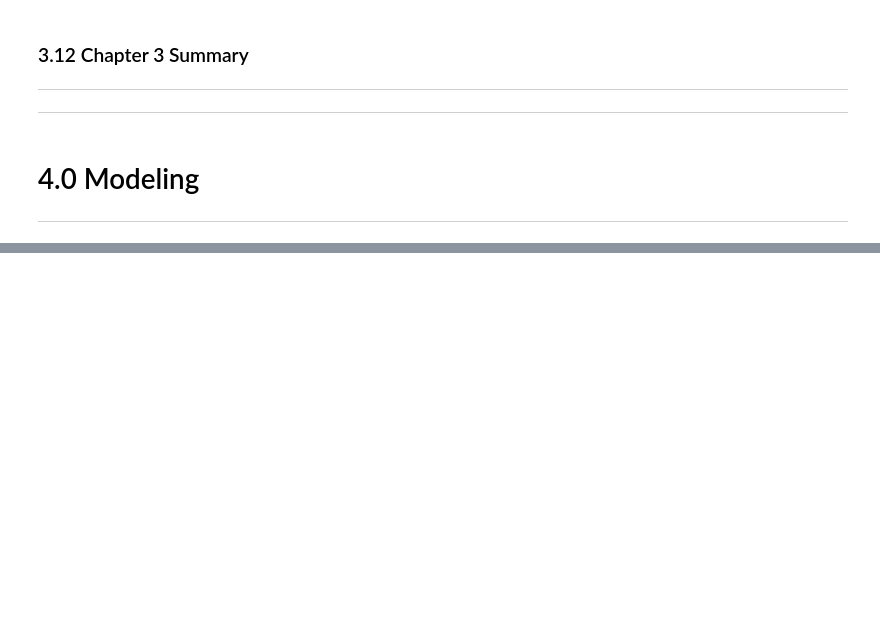
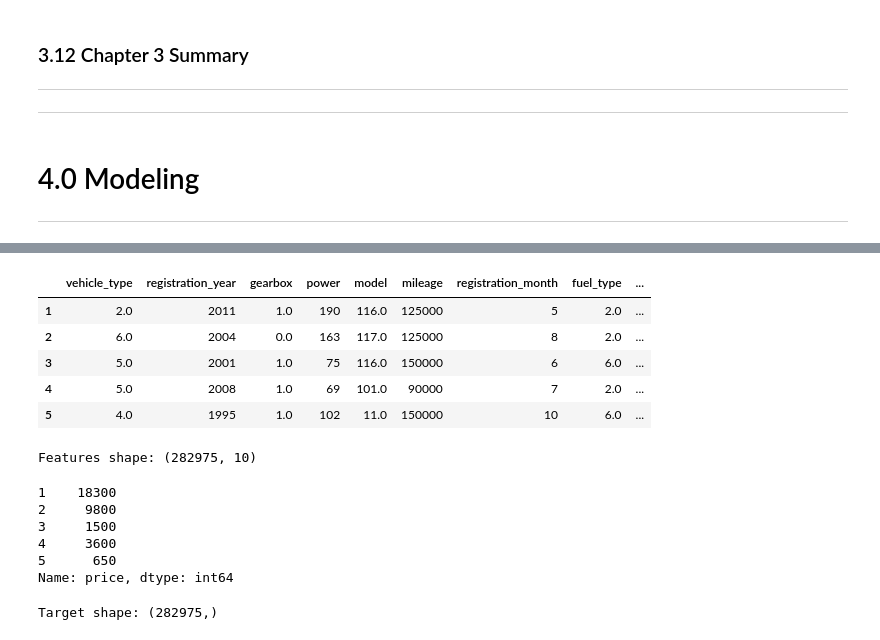
Before and after one commit to Vyncent-vdW/sprint_twelve_numerical_methods, a Jupyter notebook: sprint_twelve_numerical_methods_nb.ipynb, the cells around one changed output, grey strips where cells are left out. Saved outputs shown, nothing was run; the diff lists cells and outputs as text; code cells hidden in the pictures; blank space fills up the shorter version.

```diff
--- a/sprint_twelve_numerical_methods_nb.ipynb
+++ b/sprint_twelve_numerical_methods_nb.ipynb
@@ -660,0 +699,20 @@ plt.show()
+# %%
+display(X.head())
+print(f'Features shape: {X.shape}\n')
+display(y.head())
+print(f'Target shape: {y.shape}')
+# %% [output]
+|  | vehicle_type | registration_year | gearbox | power | model | mileage | registration_month | fuel_type | ... |
+| 1 | 2.0 | 2011 | 1.0 | 190 | 116.0 | 125000 | 5 | 2.0 | ... |
+| 2 | 6.0 | 2004 | 0.0 | 163 | 117.0 | 125000 | 8 | 2.0 | ... |
+| 3 | 5.0 | 2001 | 1.0 | 75 | 116.0 | 150000 | 6 | 6.0 | ... |
+| 4 | 5.0 | 2008 | 1.0 | 69 | 101.0 | 90000 | 7 | 2.0 | ... |
+| 5 | 4.0 | 1995 | 1.0 | 102 | 11.0 | 150000 | 10 | 6.0 | ... |
+Features shape: (282975, 10)
+1    18300
+2     9800
+3     1500
+4     3600
+5      650
+Name: price, dtype: int64
+Target shape: (282975,)
```
Also changed, not shown: parts of 20 cells of this notebook, 4 other files.
